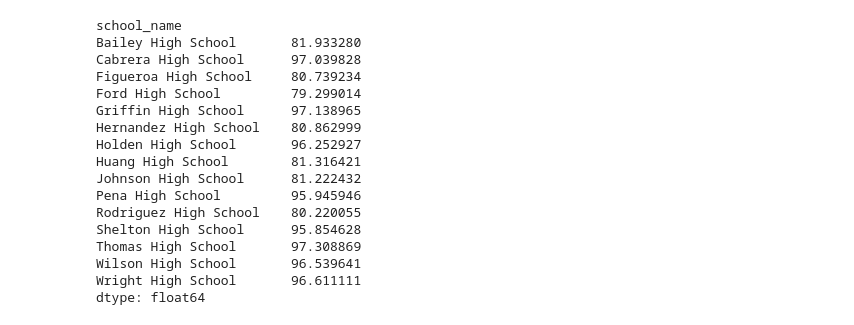
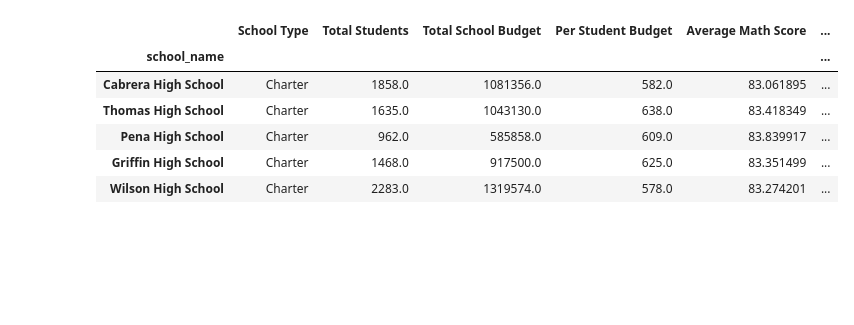
Before and after one commit to Zshiwani/Academy_of_Py_HW, a Jupyter notebook: PyCitySchools/Py_City_Data_Solved.ipynb, the cells around one changed output. Cells and saved outputs as stored; diff of their text form; code cells hidden in the pictures; blank space fills up the shorter version.

```diff
--- a/PyCitySchools/Py_City_Data_Solved.ipynb
+++ b/PyCitySchools/Py_City_Data_Solved.ipynb
@@ -112,23 +66,46 @@ dtype: float64
-# %%
-r_df = reading_pass_df.groupby("school_name")
-r = r_df["school_name"].count()
-r1 = (r*100)/school_comparison['size']
-r1
-# %% [output]
-school_name
-Bailey High School       81.933280
-Cabrera High School      97.039828
-Figueroa High School     80.739234
-Ford High School         79.299014
-Griffin High School      97.138965
-Hernandez High School    80.862999
-Holden High School       96.252927
-Huang High School        81.316421
-Johnson High School      81.222432
-Pena High School         95.945946
-Rodriguez High School    80.220055
-Shelton High School      95.854628
-Thomas High School       97.308869
-Wilson High School       96.539641
-Wright High School       96.611111
-dtype: float64
+# %%
+
+# initial dataframe
+school_summary = school_data_complete[['school_name', 'type', 'size', 'budget', 'reading_score', 'math_score']]
+school_group = school_summary.groupby(['school_name'])
+School_Types = school_data.set_index('school_name')['type']
+school_comparison = school_group.mean()
+School_performance = pd.merge(School_Types, school_comparison_a, how="left", on=["school_name"])
+
+#adding per student budget to dataframe
+School_performance["Per Student Budget"] = School_performance["budget"] / School_performance["size"]
+
+# calculation average passing score by school for math and reading
+math_pass_df1 = math_pass_df.groupby('school_name')['Student ID'].count()
+reading_pass_df1 = reading_pass_df.groupby('school_name')['Student ID'].count()
+School_performance["% Passing Math"] = (math_pass_df1 / School_performance["size"])*100
+School_performance["% Passing Reading"] = (reading_pass_df1 / School_performance["size"])*100
+School_performance["% Overall Passing Rate"] = (School_performance["% Passing Math"] + School_performance["% Passing Reading"]) / 2
+
+#renaming columns
+School_performance = School_performance.rename(columns={"type": "School Type", "size": "Total Students", "budget": "Total School Budget",
+                                      "reading_score": "Average Reading Score", "math_score": "Average Math Score"})
+
+School_performance = School_performance[['School Type', 'Total Students', 'Total School Budget', 'Per Student Budget',
+        'Average Math Score', 'Average Reading Score',
+       '% Passing Math', '% Passing Reading', '% Overall Passing Rate']]
+
+# School_performance.style.format({'Total Students': '{:,}',
+#                           "Total School Budget": "${:,}",
+#                           "Per Student Budget": "${:.0f}",
+#                           'Average Math Score': "{:.1f}",
+#                           'Average Reading Score': "{:.1f}",
+#                           "% Passing Math": "{:.1%}",
+#                           "% Passing Reading": "{:.1%}",
+#                           "Overall Passing Rate": "{:.1%}"})
+
+School_performance_Top = School_performance.sort_values("% Overall Passing Rate", ascending=False)
+School_performance_Top.head()
+# %% [output]
+|  | School Type | Total Students | Total School Budget | Per Student Budget | Average Math Score | ... |
+| school_name |  |  |  |  |  | ... |
+| Cabrera High School | Charter | 1858.0 | 1081356.0 | 582.0 | 83.061895 | ... |
+| Thomas High School | Charter | 1635.0 | 1043130.0 | 638.0 | 83.418349 | ... |
+| Pena High School | Charter | 962.0 | 585858.0 | 609.0 | 83.839917 | ... |
+| Griffin High School | Charter | 1468.0 | 917500.0 | 625.0 | 83.351499 | ... |
+| Wilson High School | Charter | 2283.0 | 1319574.0 | 578.0 | 83.274201 | ... |
```
Also changed, not shown: parts of 10 cells of this notebook.
